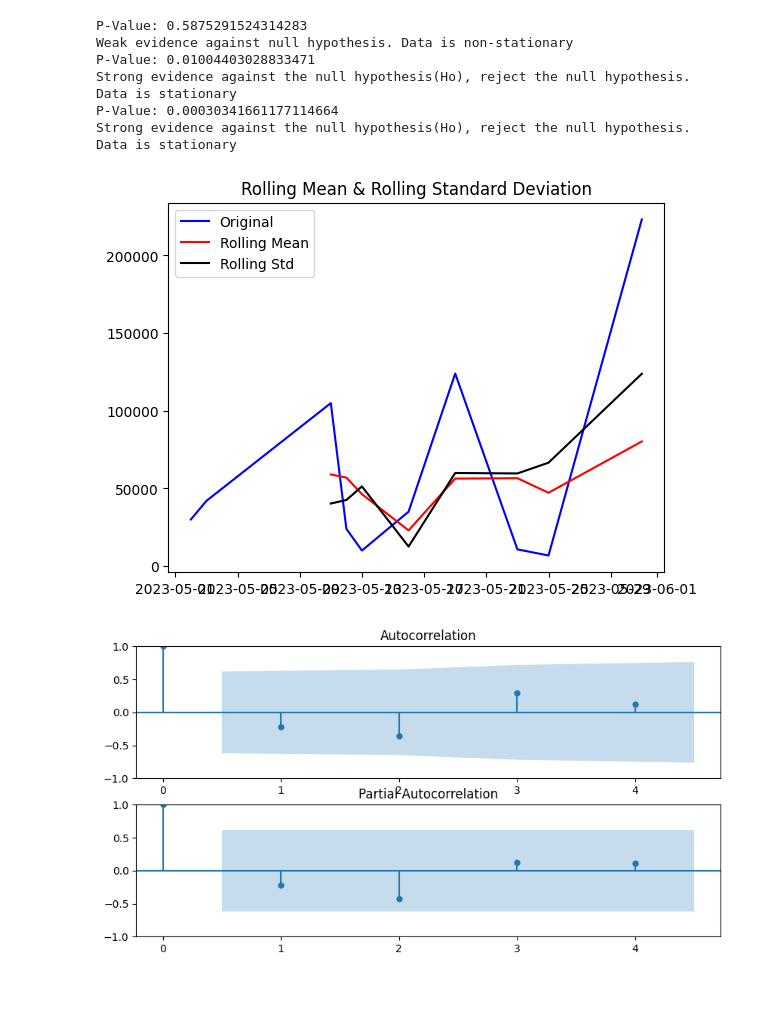
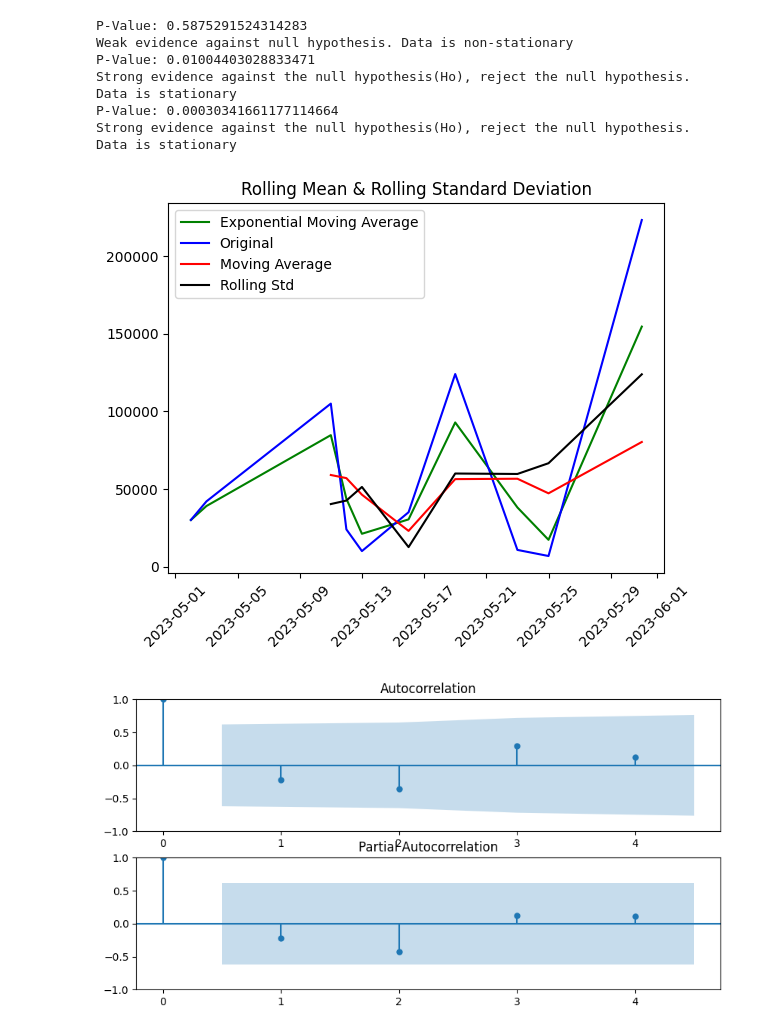
Before and after one commit to pipipuppypaul/de-workbook, a Jupyter notebook: model.ipynb, the cells around one changed output. Cells and saved outputs as stored; diff of their text form; code cells hidden in the pictures; blank space fills up the shorter version.

Commit message:
[mod] notebook update: simplify plots

```diff
--- a/model.ipynb
+++ b/model.ipynb
@@ -130,17 +117,19 @@ Strong evidence against the null hypothesis(Ho), reject the null hypothesis. Dat
 P-Value: 0.00030341661177114664
 Strong evidence against the null hypothesis(Ho), reject the null hypothesis. Data is stationary
 # %%
-rolling_mean = may_after.rolling(window = 3).mean()
 rolling_std = may_after.rolling(window = 3).std()
+moving_avg = may_after.rolling(3).mean()
+exp_ma = may_after.ewm(span=2).mean()
+plt.plot(exp_ma, color='green', label = 'Exponential Moving Average')
 plt.plot(may_after, color = 'blue', label = 'Original')
-plt.plot(rolling_mean, color = 'red', label = 'Rolling Mean')
+plt.plot(moving_avg, color = 'red', label = 'Moving Average')
 plt.plot(rolling_std, color = 'black', label = 'Rolling Std')
 plt.legend(loc = 'best')
 plt.title('Rolling Mean & Rolling Standard Deviation')
 plt.xticks(rotation=45)
 plt.show()
 # %% [output]
-[figure, old version]
+[figure, new version]
 # %%
 
 fig = plt.figure(figsize=(10,5))
```
Also changed, not shown: parts of 2 cells of this notebook.
